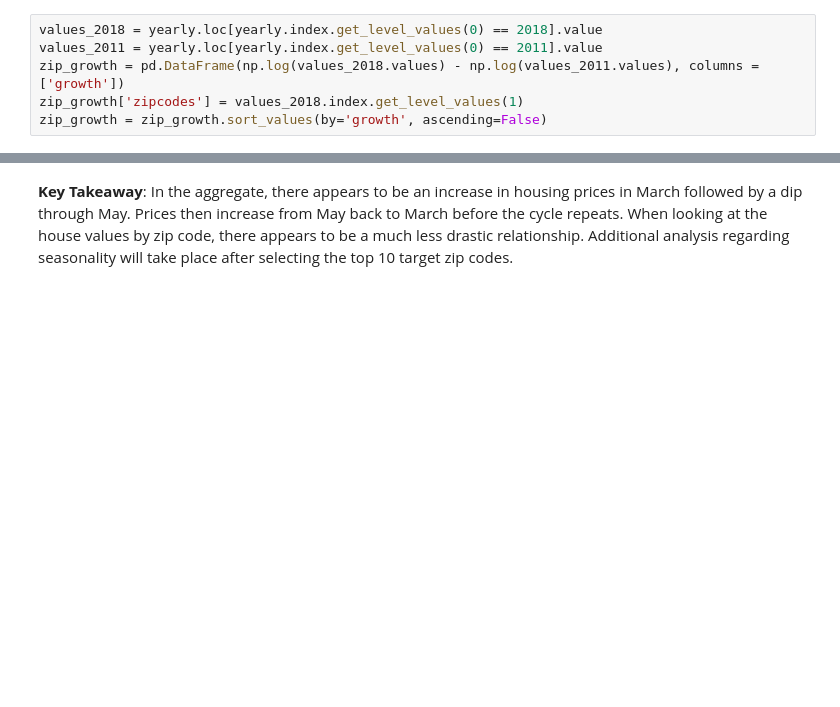
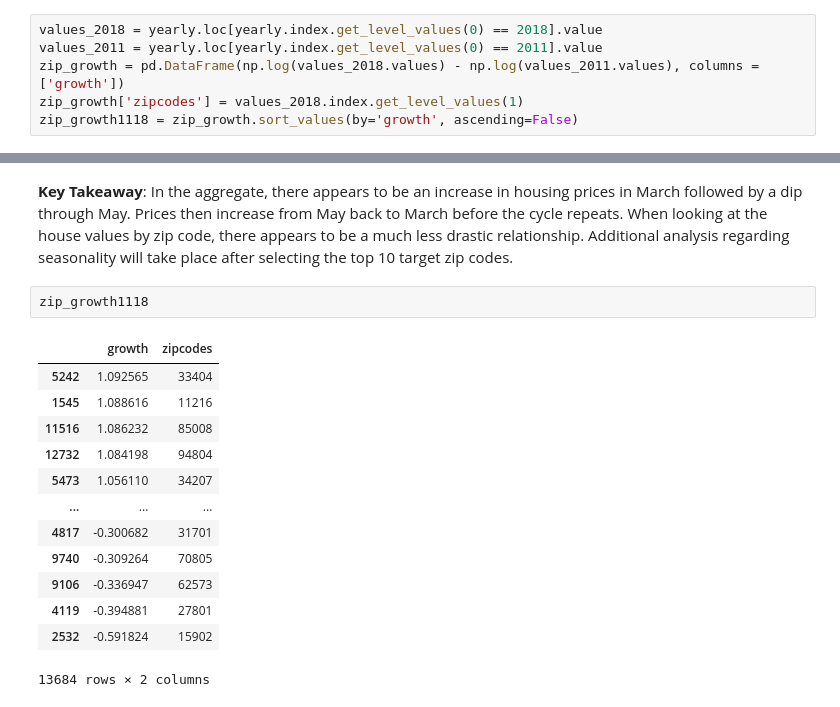
Before and after one commit to Joe-Bit-lab/mod4, a Jupyter notebook: Step01_Data_Cleaning/step01b_exploratory_data_analysis_v2.ipynb, the cells around one changed output, grey strips where cells are left out. Saved outputs shown, nothing was run; the diff lists cells and outputs as text; blank space fills up the shorter version.

```diff
--- a/Step01_Data_Cleaning/step01b_exploratory_data_analysis_v2.ipynb
+++ b/Step01_Data_Cleaning/step01b_exploratory_data_analysis_v2.ipynb
@@ -315,7 +315,7 @@ values_2018 = yearly.loc[yearly.index.get_level_values(0) == 2018].value
 values_2011 = yearly.loc[yearly.index.get_level_values(0) == 2011].value
 zip_growth = pd.DataFrame(np.log(values_2018.values) - np.log(values_2011.values), columns = ['growth'])
 zip_growth['zipcodes'] = values_2018.index.get_level_values(1)
-zip_growth = zip_growth.sort_values(by='growth', ascending=False)
+zip_growth1118 = zip_growth.sort_values(by='growth', ascending=False)
 # %% [markdown]
 #### Top 10 zipcodes by growth
 # %%
@@ -567,2 +452,18 @@ monthly_lineplot = sns.lineplot(x = monthly.index.get_level_values(0),
 # %% [markdown]
 __Key Takeaway__: In the aggregate, there appears to be an increase in housing prices in March followed by a dip through May.  Prices then increase from May back to March before the cycle repeats.  When looking at the house values by zip code, there appears to be a much less drastic relationship.  Additional analysis regarding seasonality will take place after selecting the top 10 target zip codes.
+# %%
+zip_growth1118
+# %% [output]
+|  | growth | zipcodes |
+| 5242 | 1.092565 | 33404 |
+| 1545 | 1.088616 | 11216 |
+| 11516 | 1.086232 | 85008 |
+| 12732 | 1.084198 | 94804 |
+| 5473 | 1.056110 | 34207 |
+| ... | ... | ... |
+| 4817 | -0.300682 | 31701 |
+| 9740 | -0.309264 | 70805 |
+| 9106 | -0.336947 | 62573 |
+| 4119 | -0.394881 | 27801 |
+| 2532 | -0.591824 | 15902 |
+13684 rows × 2 columns
```
Also changed, not shown: parts of 38 cells of this notebook, 2 other files.
